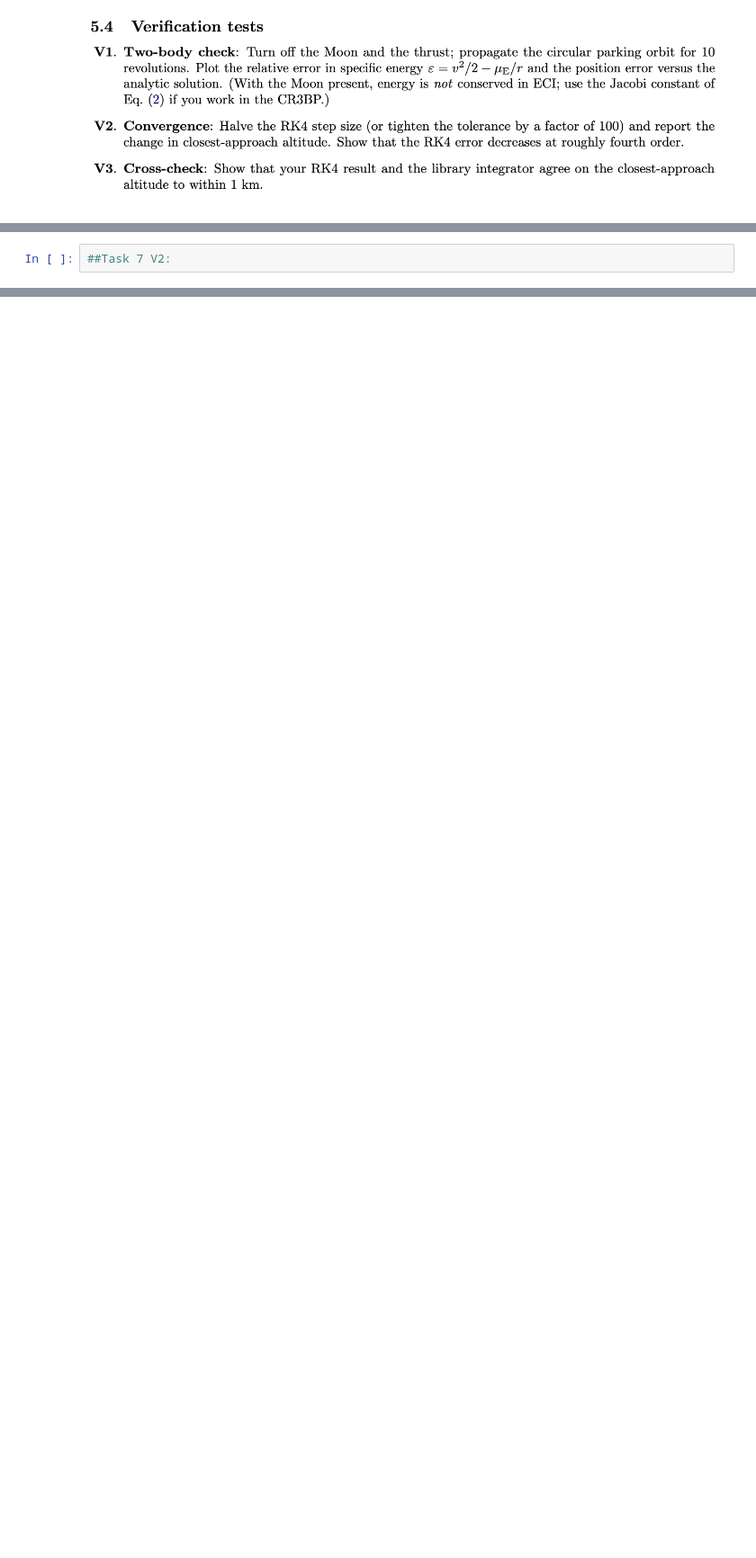
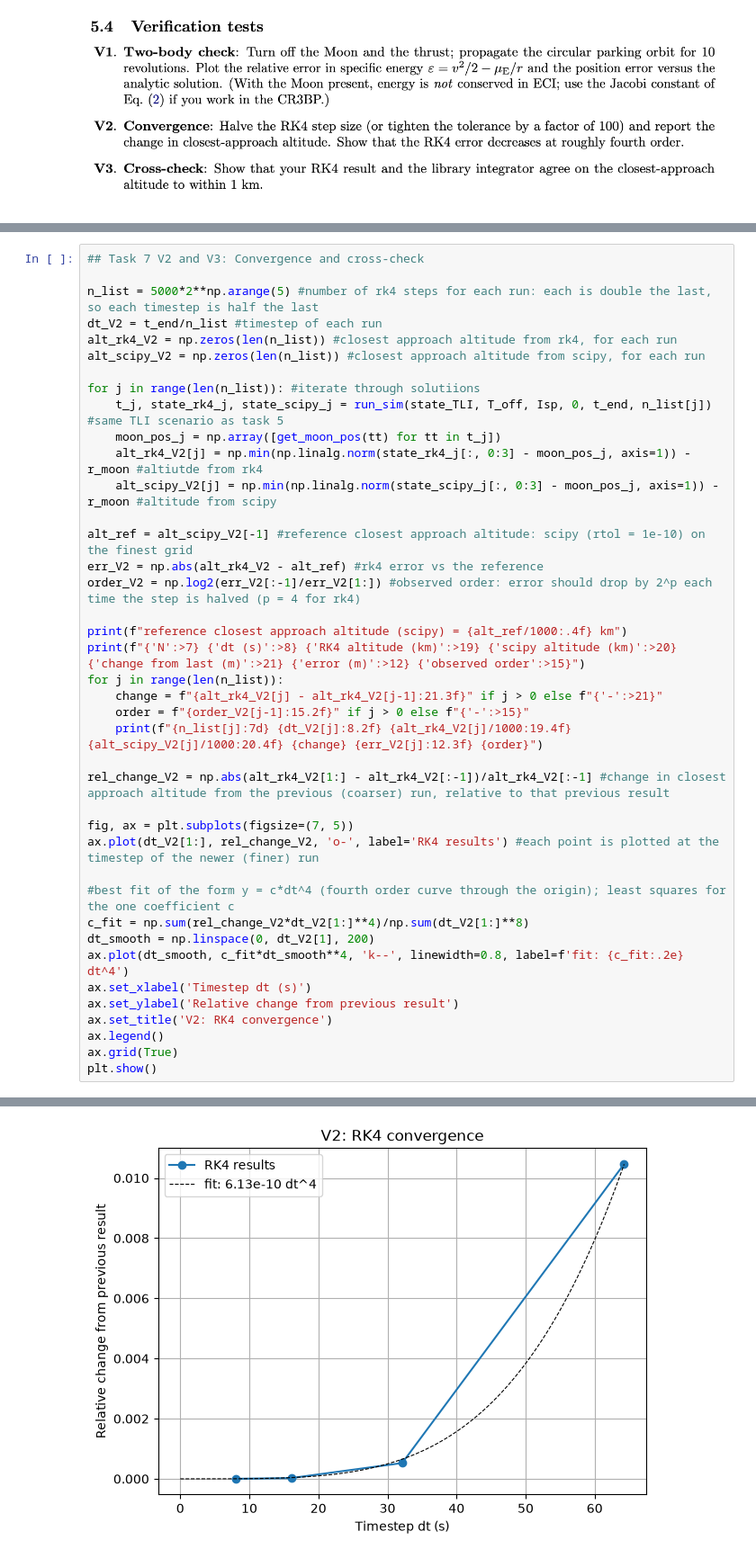
Before and after one commit to JosephLitjens/DynamicsProject1, a Jupyter notebook: ArtemisLaunch.ipynb, the cells around one changed output, grey strips where cells are left out. Shown at 90% size. Drawn from its saved outputs; the diff is of its cells as text; blank space fills up the shorter version.

```diff
--- a/ArtemisLaunch.ipynb
+++ b/ArtemisLaunch.ipynb
@@ -210,2 +278,41 @@ plt.show()
 # %%
-##Task 7 V2:
+## Task 7 V2 and V3: Convergence and cross-check
+
+n_list = 5000*2**np.arange(5) #number of rk4 steps for each run: each is double the last, so each timestep is half the last
+dt_V2 = t_end/n_list #timestep of each run
+alt_rk4_V2 = np.zeros(len(n_list)) #closest approach altitude from rk4, for each run
+alt_scipy_V2 = np.zeros(len(n_list)) #closest approach altitude from scipy, for each run
+
+for j in range(len(n_list)): #iterate through solutiions
+    t_j, state_rk4_j, state_scipy_j = run_sim(state_TLI, T_off, Isp, 0, t_end, n_list[j]) #same TLI scenario as task 5
+    moon_pos_j = np.array([get_moon_pos(tt) for tt in t_j])
+    alt_rk4_V2[j] = np.min(np.linalg.norm(state_rk4_j[:, 0:3] - moon_pos_j, axis=1)) - r_moon #altiutde from rk4
+    alt_scipy_V2[j] = np.min(np.linalg.norm(state_scipy_j[:, 0:3] - moon_pos_j, axis=1)) - r_moon #altitude from scipy
+
+alt_ref = alt_scipy_V2[-1] #reference closest approach altitude: scipy (rtol = 1e-10) on the finest grid
+err_V2 = np.abs(alt_rk4_V2 - alt_ref) #rk4 error vs the reference
+order_V2 = np.log2(err_V2[:-1]/err_V2[1:]) #observed order: error should drop by 2^p each time the step is halved (p = 4 for rk4)
+
+print(f"reference closest approach altitude (scipy) = {alt_ref/1000:.4f} km")
+print(f"{'N':>7} {'dt (s)':>8} {'RK4 altitude (km)':>19} {'scipy altitude (km)':>20} {'change from last (m)':>21} {'error (m)':>12} {'observed order':>15}")
+for j in range(len(n_list)):
+    change = f"{alt_rk4_V2[j] - alt_rk4_V2[j-1]:21.3f}" if j > 0 else f"{'-':>21}"
+    order = f"{order_V2[j-1]:15.2f}" if j > 0 else f"{'-':>15}"
+    print(f"{n_list[j]:7d} {dt_V2[j]:8.2f} {alt_rk4_V2[j]/1000:19.4f} {alt_scipy_V2[j]/1000:20.4f} {change} {err_V2[j]:12.3f} {order}")
+
+rel_change_V2 = np.abs(alt_rk4_V2[1:] - alt_rk4_V2[:-1])/alt_rk4_V2[:-1] #change in closest approach altitude from the previous (coarser) run, relative to that previous result
+
+fig, ax = plt.subplots(figsize=(7, 5))
+ax.plot(dt_V2[1:], rel_change_V2, 'o-', label='RK4 results') #each point is plotted at the timestep of the newer (finer) run
+
+#best fit of the form y = c*dt^4 (fourth order curve through the origin); least squares for the one coefficient c
+c_fit = np.sum(rel_change_V2*dt_V2[1:]**4)/np.sum(dt_V2[1:]**8)
+dt_smooth = np.linspace(0, dt_V2[1], 200)
+ax.plot(dt_smooth, c_fit*dt_smooth**4, 'k--', linewidth=0.8, label=f'fit: {c_fit:.2e} dt^4')
+ax.set_xlabel('Timestep dt (s)')
+ax.set_ylabel('Relative change from previous result')
+ax.set_title('V2: RK4 convergence')
+ax.legend()
+ax.grid(True)
+plt.show()
+# %% [output]
@@ -211,0 +326 @@ plt.show()
+[figure, added]
```
Also changed, not shown: parts of 7 cells of this notebook.
